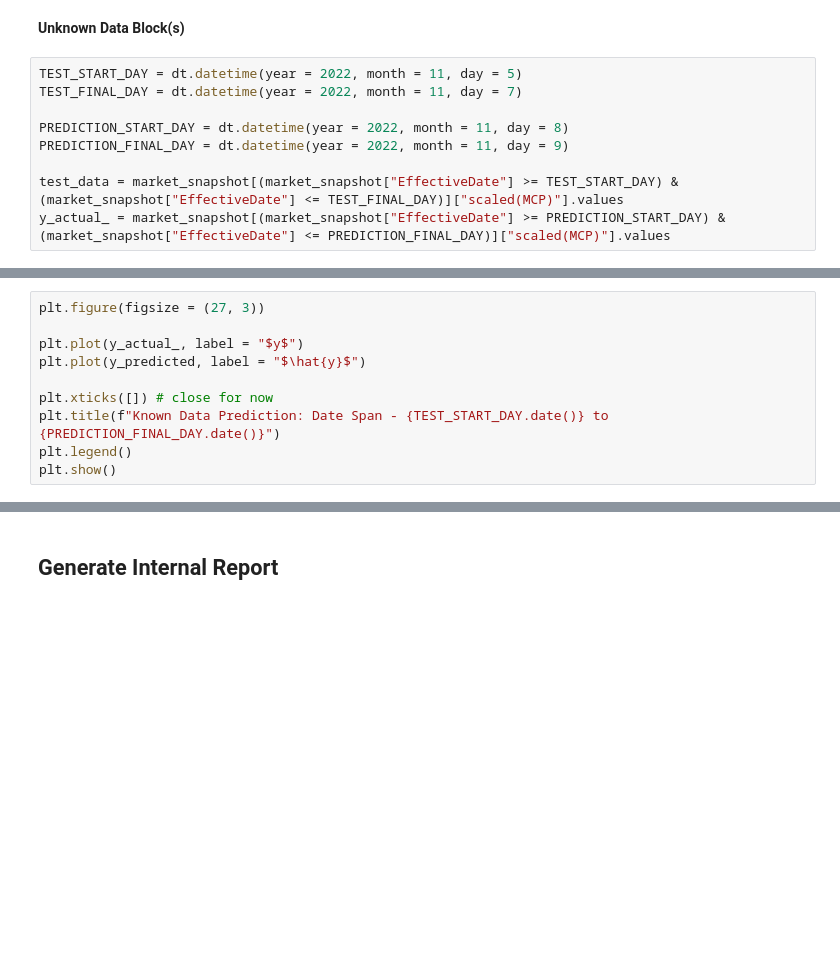
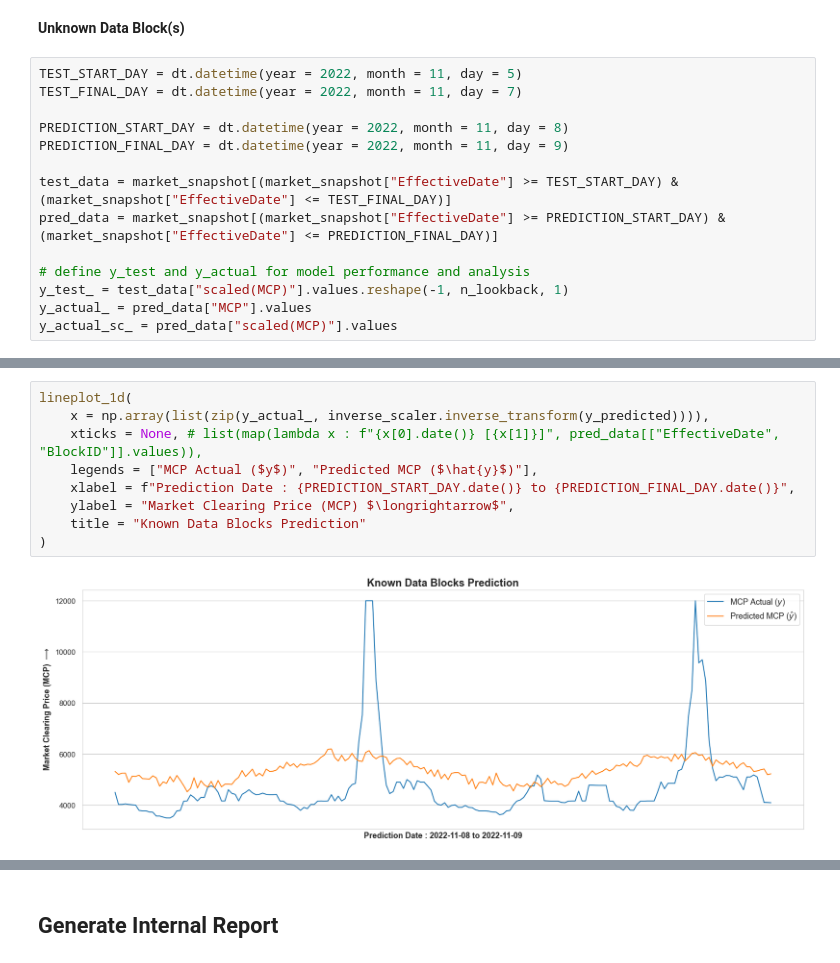
Before and after one commit to neuralNOD/nn-core, a Jupyter notebook: notebooks/Basic LSTM Approach to Predict MCP using Univariate Approach.ipynb, the cells around one changed output, grey strips where cells are left out. Drawn from its saved outputs; the diff is of its cells as text; blank space fills up the shorter version.

```diff
--- a/notebooks/Basic LSTM Approach to Predict MCP using Univariate Approach.ipynb
+++ b/notebooks/Basic LSTM Approach to Predict MCP using Univariate Approach.ipynb
@@ -273,6 +262,11 @@ TEST_FINAL_DAY = dt.datetime(year = 2022, month = 11, day = 7)
 PREDICTION_START_DAY = dt.datetime(year = 2022, month = 11, day = 8)
 PREDICTION_FINAL_DAY = dt.datetime(year = 2022, month = 11, day = 9)
 
-test_data = market_snapshot[(market_snapshot["EffectiveDate"] >= TEST_START_DAY) & (market_snapshot["EffectiveDate"] <= TEST_FINAL_DAY)]["scaled(MCP)"].values
-y_actual_ = market_snapshot[(market_snapshot["EffectiveDate"] >= PREDICTION_START_DAY) & (market_snapshot["EffectiveDate"] <= PREDICTION_FINAL_DAY)]["scaled(MCP)"].values
+test_data = market_snapshot[(market_snapshot["EffectiveDate"] >= TEST_START_DAY) & (market_snapshot["EffectiveDate"] <= TEST_FINAL_DAY)]
+pred_data = market_snapshot[(market_snapshot["EffectiveDate"] >= PREDICTION_START_DAY) & (market_snapshot["EffectiveDate"] <= PREDICTION_FINAL_DAY)]
+
+# define y_test and y_actual for model performance and analysis
+y_test_ = test_data["scaled(MCP)"].values.reshape(-1, n_lookback, 1)
+y_actual_ = pred_data["MCP"].values
+y_actual_sc_ = pred_data["scaled(MCP)"].values
 # %%
@@ -288,10 +289,11 @@ Error Analysis Report
-# %%
-plt.figure(figsize = (27, 3))
-
-plt.plot(y_actual_, label = "$y$")
-plt.plot(y_predicted, label = "$\hat{y}$")
-
-plt.xticks([]) # close for now
-plt.title(f"Known Data Prediction: Date Span - {TEST_START_DAY.date()} to {PREDICTION_FINAL_DAY.date()}")
-plt.legend()
-plt.show()
+# %%
+lineplot_1d(
+    x = np.array(list(zip(y_actual_, inverse_scaler.inverse_transform(y_predicted)))),
+    xticks = None, # list(map(lambda x : f"{x[0].date()} [{x[1]}]", pred_data[["EffectiveDate", "BlockID"]].values)),
+    legends = ["MCP Actual ($y$)", "Predicted MCP ($\hat{y}$)"],
+    xlabel = f"Prediction Date : {PREDICTION_START_DAY.date()} to {PREDICTION_FINAL_DAY.date()}",
+    ylabel = "Market Clearing Price (MCP) $\longrightarrow$",
+    title = "Known Data Blocks Prediction"
+)
+# %% [output]
+[figure, added]
```
Also changed, not shown: parts of 7 cells of this notebook, 1 other file.
